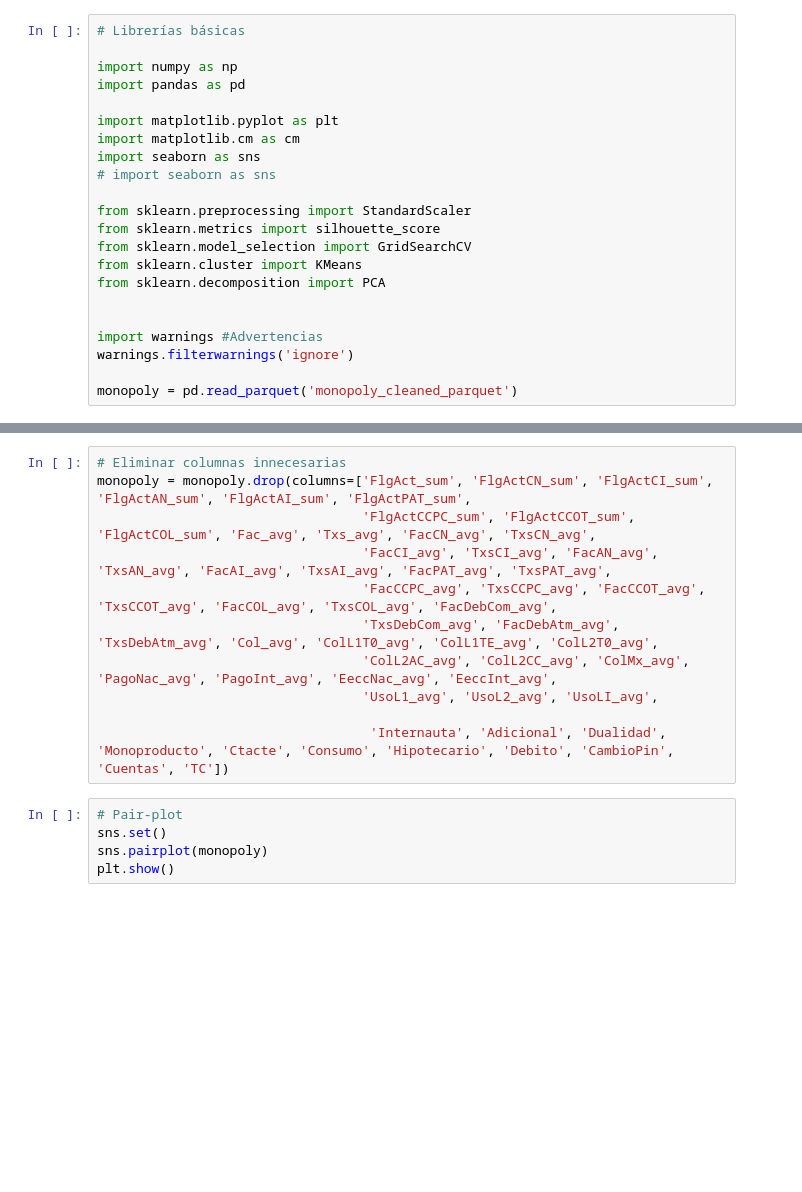
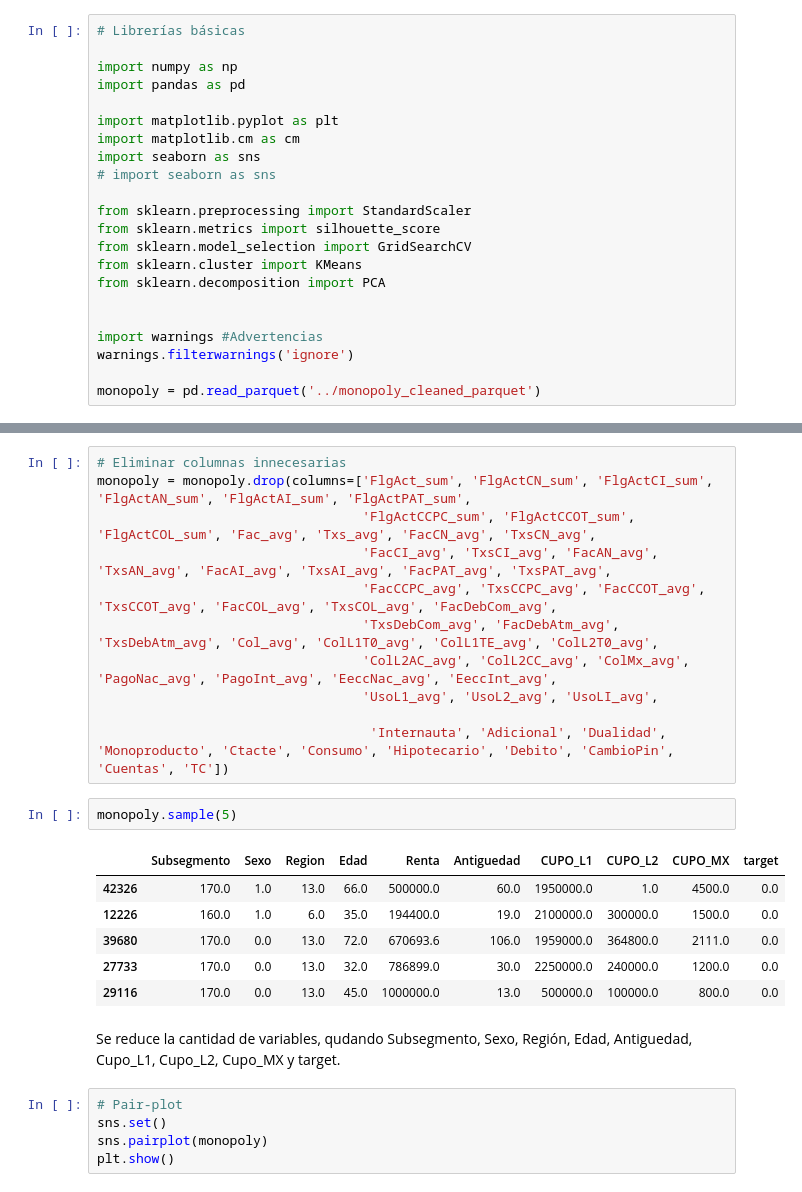
Before and after one commit to dar-rojas/MachineLearning-003D, a Jupyter notebook: unsupervised/K-means.ipynb, the cells around one changed output, grey strips where cells are left out. Drawn from its saved outputs; the diff is of its cells as text; blank space fills up the shorter version.

```diff
--- a/unsupervised/K-means.ipynb
+++ b/unsupervised/K-means.ipynb
@@ -23,7 +23,7 @@ from sklearn.decomposition import PCA
 import warnings #Advertencias
 warnings.filterwarnings('ignore')
 
-monopoly = pd.read_parquet('monopoly_cleaned_parquet')
+monopoly = pd.read_parquet('../monopoly_cleaned_parquet')
 # %%
 monopoly.shape
 # %% [output]
@@ -91,6 +93,17 @@ monopoly = monopoly.drop(columns=['FlgAct_sum', 'FlgActCN_sum', 'FlgActCI_sum',
                                   'UsoL1_avg', 'UsoL2_avg', 'UsoLI_avg',
 
                                    'Internauta', 'Adicional', 'Dualidad', 'Monoproducto', 'Ctacte', 'Consumo', 'Hipotecario', 'Debito', 'CambioPin', 'Cuentas', 'TC'])
+# %%
+monopoly.sample(5)
+# %% [output]
+|  | Subsegmento | Sexo | Region | Edad | Renta | Antiguedad | CUPO_L1 | CUPO_L2 | CUPO_MX | target |
+| 42326 | 170.0 | 1.0 | 13.0 | 66.0 | 500000.0 | 60.0 | 1950000.0 | 1.0 | 4500.0 | 0.0 |
+| 12226 | 160.0 | 1.0 | 6.0 | 35.0 | 194400.0 | 19.0 | 2100000.0 | 300000.0 | 1500.0 | 0.0 |
+| 39680 | 170.0 | 0.0 | 13.0 | 72.0 | 670693.6 | 106.0 | 1959000.0 | 364800.0 | 2111.0 | 0.0 |
+| 27733 | 170.0 | 0.0 | 13.0 | 32.0 | 786899.0 | 30.0 | 2250000.0 | 240000.0 | 1200.0 | 0.0 |
+| 29116 | 170.0 | 0.0 | 13.0 | 45.0 | 1000000.0 | 13.0 | 500000.0 | 100000.0 | 800.0 | 0.0 |
+# %% [markdown]
+Se reduce la cantidad de variables, qudando Subsegmento, Sexo, Región, Edad, Antiguedad, Cupo_L1, Cupo_L2, Cupo_MX y target.
 # %%
 # Pair-plot
 sns.set()
```
Also changed, not shown: parts of 37 cells of this notebook, 1 other file.
